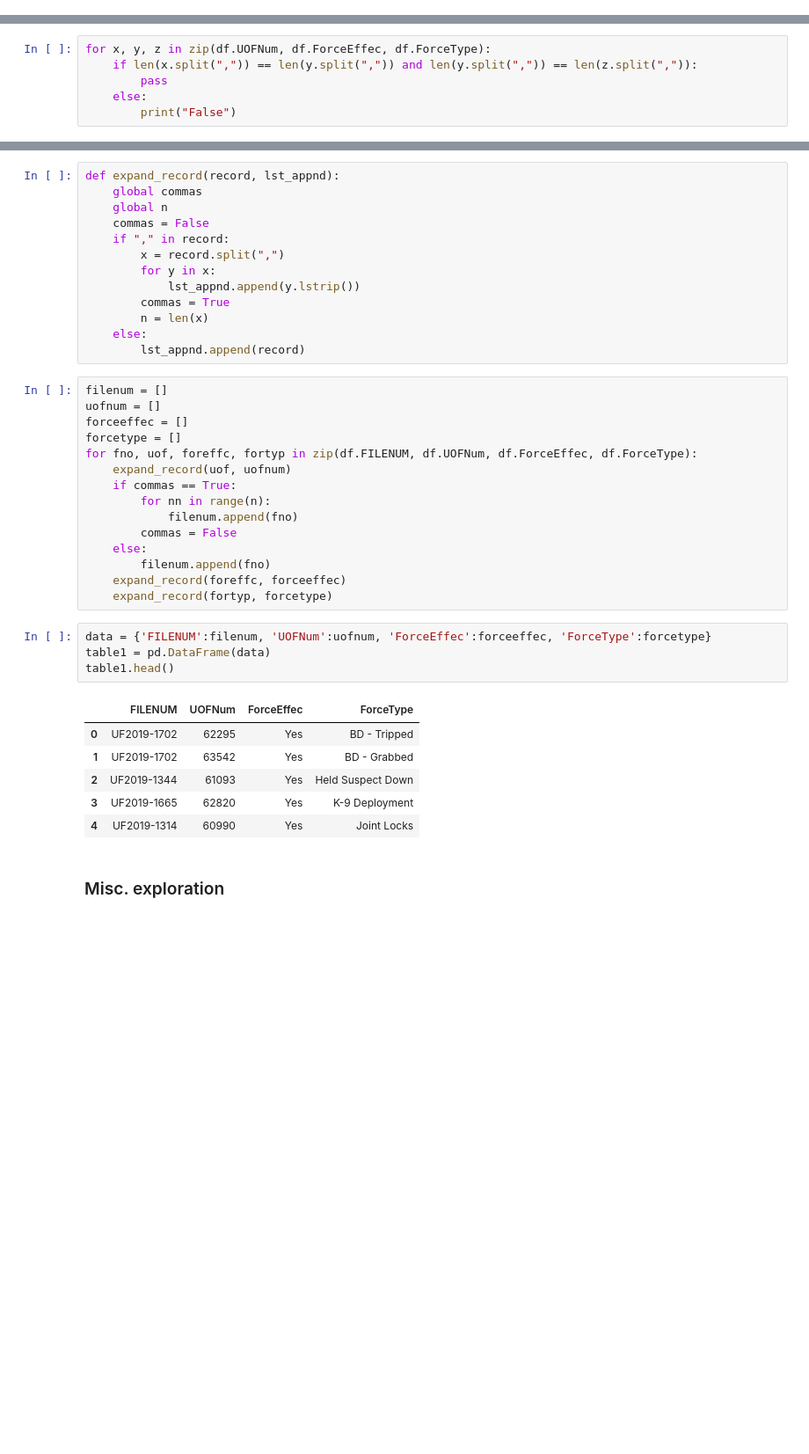
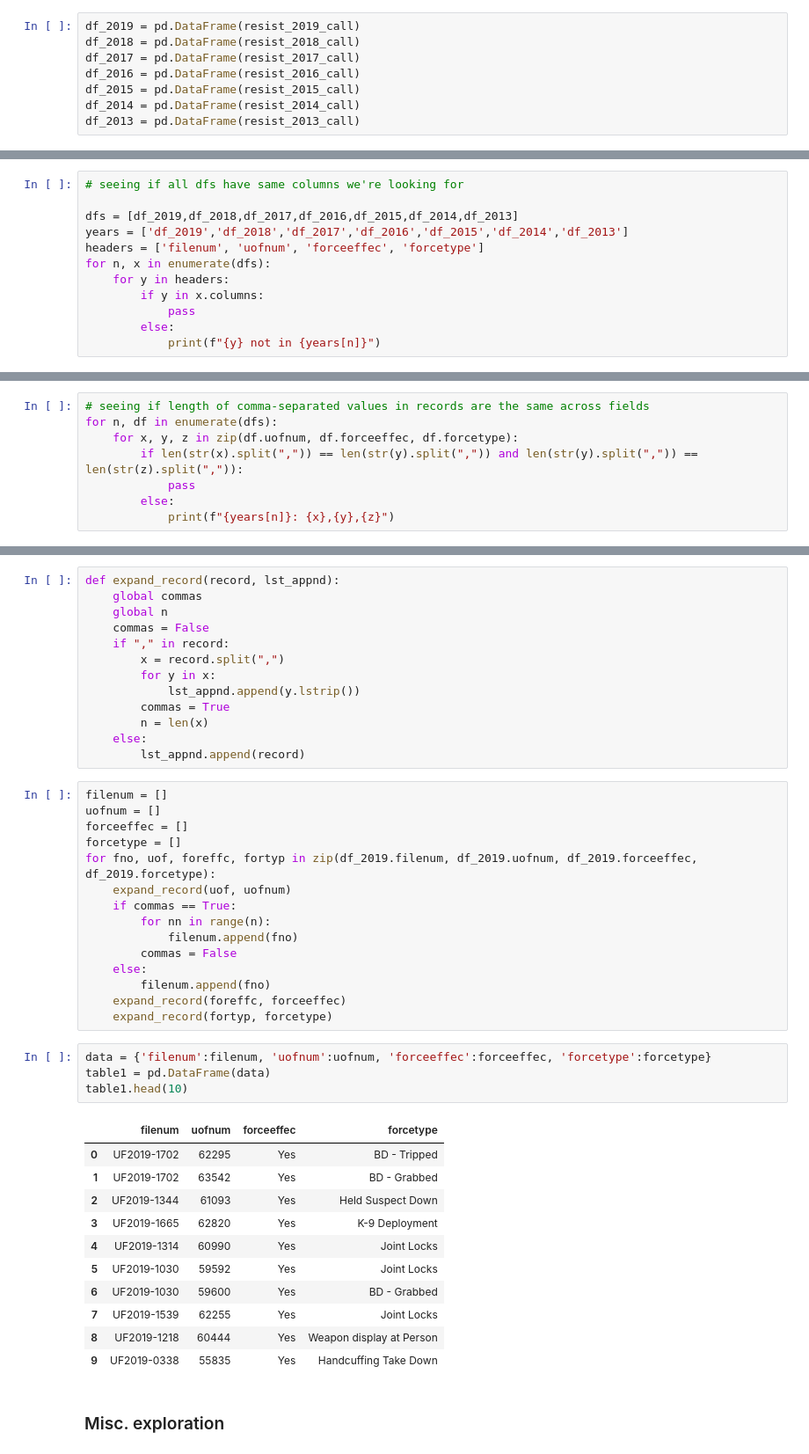
Before and after one commit to CommunityDataEmpowerment/data_exploration, a Jupyter notebook: police_data.ipynb, the cells around one changed output, grey strips where cells are left out. Shown at 88% size. Drawn from its saved outputs; the diff is of its cells as text; blank space fills up the shorter version.

```diff
--- a/police_data.ipynb
+++ b/police_data.ipynb
@@ -28 +20,9 @@ memory usage: 816.6+ KB
+# %%
+df_2019 = pd.DataFrame(resist_2019_call)
+df_2018 = pd.DataFrame(resist_2018_call)
+df_2017 = pd.DataFrame(resist_2017_call)
+df_2016 = pd.DataFrame(resist_2016_call)
+df_2015 = pd.DataFrame(resist_2015_call)
+df_2014 = pd.DataFrame(resist_2014_call)
+df_2013 = pd.DataFrame(resist_2013_call)
 # %%
@@ -49,0 +53,12 @@ table1.head()
+# %%
+# seeing if all dfs have same columns we're looking for
+
+dfs = [df_2019,df_2018,df_2017,df_2016,df_2015,df_2014,df_2013]
+years = ['df_2019','df_2018','df_2017','df_2016','df_2015','df_2014','df_2013']
+headers = ['filenum', 'uofnum', 'forceeffec', 'forcetype']
+for n, x in enumerate(dfs):
+    for y in headers:
+        if y in x.columns:
+            pass
+        else:
+            print(f"{y} not in {years[n]}")
@@ -50,6 +78,8 @@ table1.head()
 # %%
-for x, y, z in zip(df.UOFNum, df.ForceEffec, df.ForceType):
-    if len(x.split(",")) == len(y.split(",")) and len(y.split(",")) == len(z.split(",")):
-        pass
-    else:
-        print("False")
+# seeing if length of comma-separated values in records are the same across fields
+for n, df in enumerate(dfs):
+    for x, y, z in zip(df.uofnum, df.forceeffec, df.forcetype):
+        if len(str(x).split(",")) == len(str(y).split(",")) and len(str(y).split(",")) == len(str(z).split(",")):
+            pass
+        else:
+            print(f"{years[n]}: {x},{y},{z}")
@@ -71,7 +143,7 @@ filenum = []
 uofnum = []
 forceeffec = []
 forcetype = []
-for fno, uof, foreffc, fortyp in zip(df.FILENUM, df.UOFNum, df.ForceEffec, df.ForceType):
+for fno, uof, foreffc, fortyp in zip(df_2019.filenum, df_2019.uofnum, df_2019.forceeffec, df_2019.forcetype):
     expand_record(uof, uofnum)
     if commas == True:
         for nn in range(n):
@@ -82,16 +154,21 @@ for fno, uof, foreffc, fortyp in zip(df.FILENUM, df.UOFNum, df.ForceEffec, df.Fo
     expand_record(foreffc, forceeffec)
     expand_record(fortyp, forcetype)
 # %%
-data = {'FILENUM':filenum, 'UOFNum':uofnum, 'ForceEffec':forceeffec, 'ForceType':forcetype}
+data = {'filenum':filenum, 'uofnum':uofnum, 'forceeffec':forceeffec, 'forcetype':forcetype}
 table1 = pd.DataFrame(data)
-table1.head()
+table1.head(10)
 # %% [output]
-|  | FILENUM | UOFNum | ForceEffec | ForceType |
+|  | filenum | uofnum | forceeffec | forcetype |
 | 0 | UF2019-1702 | 62295 | Yes | BD - Tripped |
 | 1 | UF2019-1702 | 63542 | Yes | BD - Grabbed |
 | 2 | UF2019-1344 | 61093 | Yes | Held Suspect Down |
 | 3 | UF2019-1665 | 62820 | Yes | K-9 Deployment |
 | 4 | UF2019-1314 | 60990 | Yes | Joint Locks |
+| 5 | UF2019-1030 | 59592 | Yes | Joint Locks |
+| 6 | UF2019-1030 | 59600 | Yes | BD - Grabbed |
+| 7 | UF2019-1539 | 62255 | Yes | Joint Locks |
+| 8 | UF2019-1218 | 60444 | Yes | Weapon display at Person |
+| 9 | UF2019-0338 | 55835 | Yes | Handcuffing Take Down |
 # %% [markdown]
 ### Misc. exploration
 # %%
```
Also changed, not shown: parts of 24 cells of this notebook.
